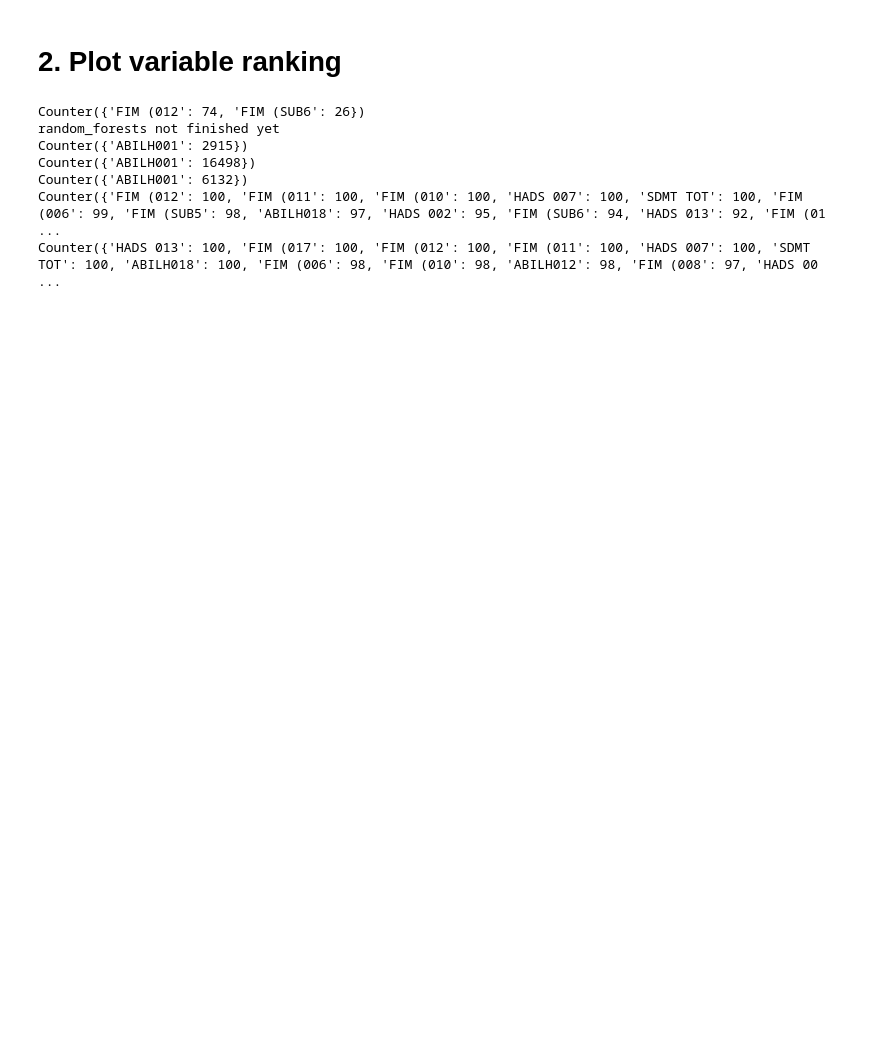
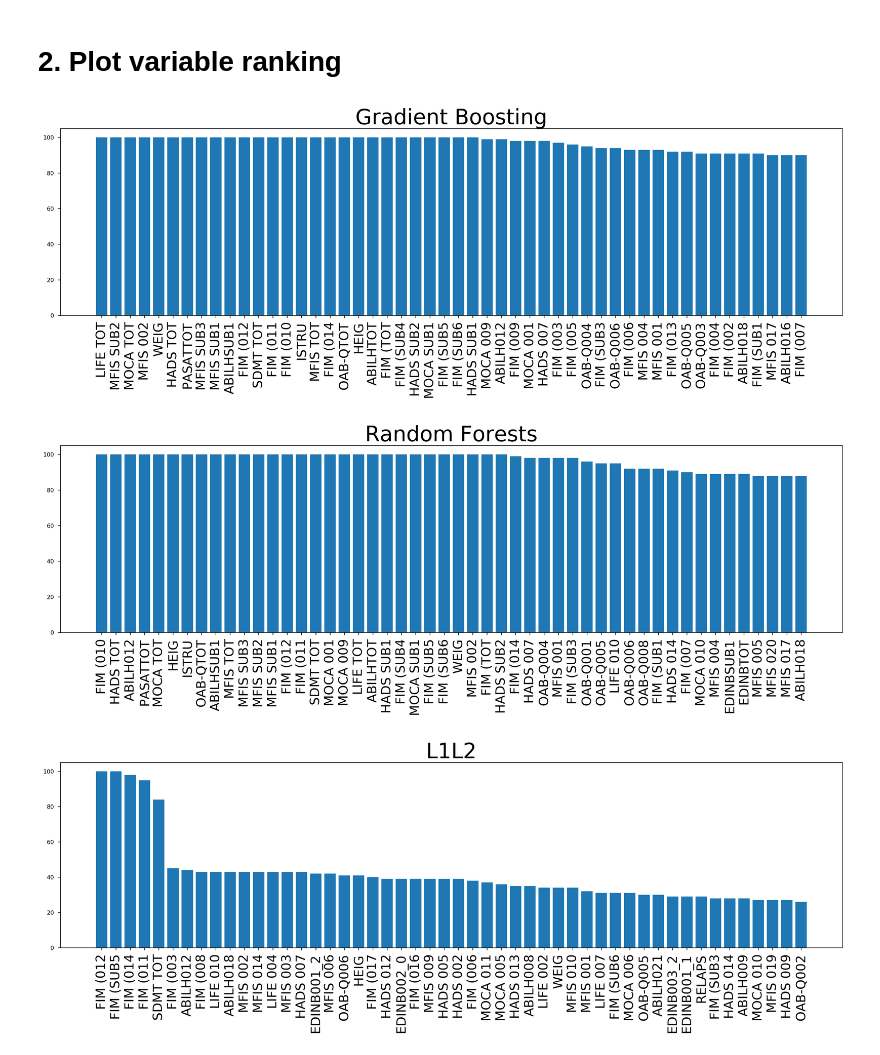
Before and after one commit to samuelefiorini/phdthesis, a Jupyter notebook: src/notebooks/chapter7/aism_ss_plots.ipynb, the cells around one changed output. Saved outputs shown, nothing was run; the diff lists cells and outputs as text; code cells hidden in the pictures; blank space fills up the shorter version.

Commit message:
stability selection results updated

```diff
--- a/src/notebooks/chapter7/aism_ss_plots.ipynb
+++ b/src/notebooks/chapter7/aism_ss_plots.ipynb
@@ -118,19 +109,22 @@ random_forests not finished yet
 def flatten(x):
     """Flatten a list."""
     return [y for l in x for y in flatten(l)] if type(x) in (list, np.ndarray) else [x]
-# %%
-from collections import Counter
-
-for name in names:
-    try:
-        print Counter(flatten([c.tolist() for c in coefs[name]]))
-    except:
-        print('{} not finished yet'.format(name))
-# %% [output]
-Counter({'FIM (012': 74, 'FIM (SUB6': 26})
-random_forests not finished yet
-Counter({'ABILH001': 2915})
-Counter({'ABILH001': 16498})
-Counter({'ABILH001': 6132})
-Counter({'FIM (012': 100, 'FIM (011': 100, 'FIM (010': 100, 'HADS 007': 100, 'SDMT TOT': 100, 'FIM (006': 99, 'FIM (SUB5': 98, 'ABILH018': 97, 'HADS 002': 95, 'FIM (SUB6': 94, 'HADS 013': 92, 'FIM (01 ...
-Counter({'HADS 013': 100, 'FIM (017': 100, 'FIM (012': 100, 'FIM (011': 100, 'HADS 007': 100, 'SDMT TOT': 100, 'ABILH018': 100, 'FIM (006': 98, 'FIM (010': 98, 'ABILH012': 98, 'FIM (008': 97, 'HADS 00 ...
+# %%
+from collections import Counter
+
+for i, name in enumerate(names):
+    c = dict(Counter(flatten([c.tolist() for c in coefs[name]])))
+    c = pd.DataFrame(data=c.values(), index=c.keys(), columns=['selections'])
+
+    idx = np.argsort(c.values.ravel())[::-1]
+
+    # plot selection
+    plt.figure(dpi=300, figsize=(16, 6))
+    plt.bar(range(c.shape[0])[:50], c['selections'].iloc[idx].values[:50])
+    plt.xticks(range(c.shape[0])[:50], c.index[idx][:50], rotation=90, fontsize=18)
+    plt.title(name.replace('_',' ').title(), fontsize=30)
+    plt.tight_layout()
+# %% [output]
+[figure, added]
+[figure, added]
+[figure, added]
```
Also changed, not shown: parts of 3 cells of this notebook, 17 other files.
